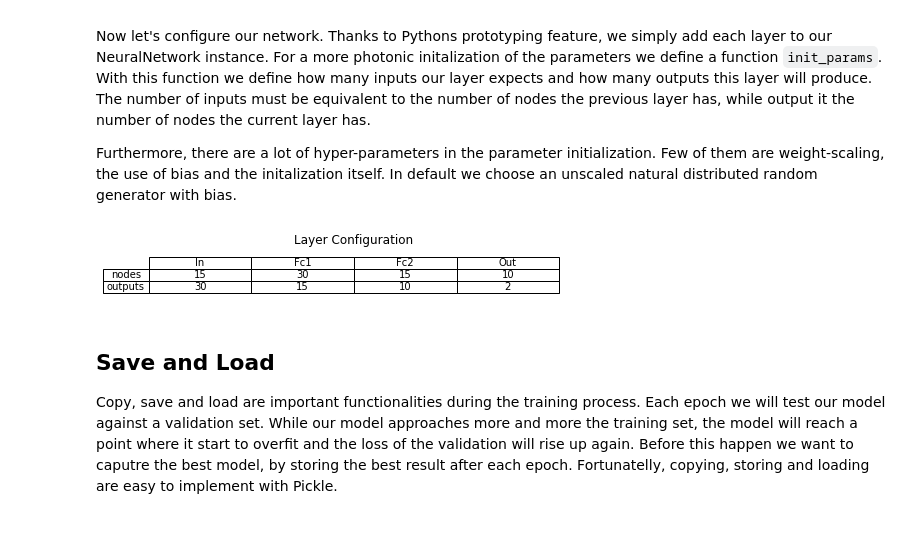
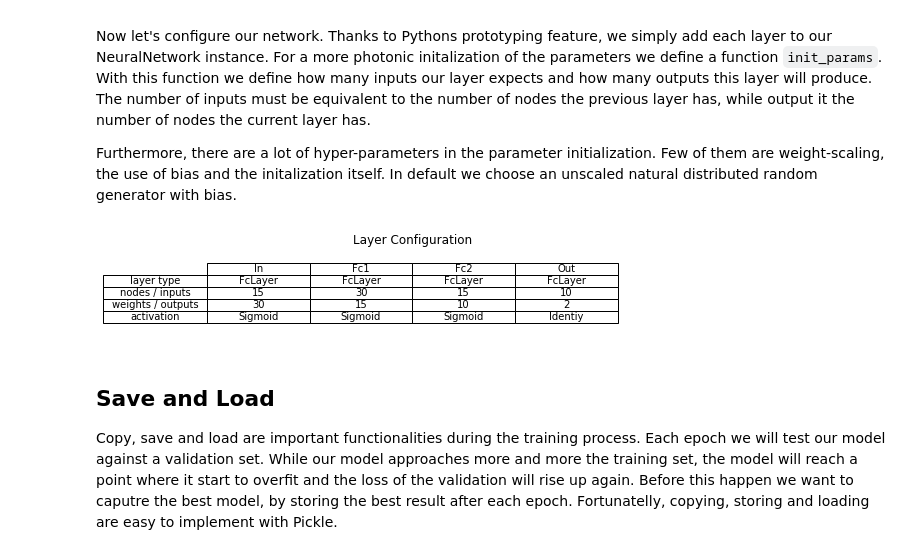
Before and after one commit to bugerry87/fcnn_scratch, a Jupyter notebook: NeuralNetwork.ipynb, the cells around one changed output. Saved outputs shown, nothing was run; the diff lists cells and outputs as text; code cells hidden in the pictures.

```diff
--- a/NeuralNetwork.ipynb
+++ b/NeuralNetwork.ipynb
@@ -31,7 +31,7 @@ class NeuralNetwork:
         self.lr = lr
         self.lr_dec = lr_dec
         self.training = True
-        for Y in output_layer.poll_forward():
+        for Y in output_layer.pull_forward():
             Z = np.squeeze(self.cost.f(self.T, Y))
             dZ = self.cost.d(self.T, Y)
             output_layer.push_backward(dZ, self.lr)
@@ -41,7 +41,7 @@ class NeuralNetwork:
 
     def val(self, output_layer):
         self.training = False
-        for Y in output_layer.poll_forward():
+        for Y in output_layer.pull_forward():
             Z = self.loss.f(self.T, Y)
             yield Z
         pass
@@ -189,13 +298,20 @@ $$
 # %%
 import numpy as np
-class SOS:
+
+class LossFunc:
+    '''A typedef for Loss Functions'''
+    pass
+
+class SOS(LossFunc):
+    '''Sum of Squares error'''
     def f(t, y):
         return np.sum(np.power(t - y, 2))
 
     def d(t, y):
         return (t - y) * 2
 
-class RMS:
+class RMS(LossFunc):
+    '''Root Mean Square error'''
     def f(t, y):
         return np.power(SOS.f(t, y) / t.size, 0.5)
 
@@ -330,70 +446,76 @@ def init_EE_network(epochs, batch_size):
         RMS
     )
 
-    nn.In = FcLayer(init_params(15, 30, scale=0.5),
+    nn.In = FcLayer(init_params(15, 30, scale=1),
                   Sigmoid,
                   nn.gen_input,
                   None,
                   #clipping=1
                  )
 
-    nn.Fc1 = FcLayer(init_params(30, 15, scale=0.5),
-                  ReLU,
-                  nn.In.poll_forward,
+    nn.Fc1 = FcLayer(init_params(30, 15, scale=0.1),
+                  Sigmoid,
+                  nn.In.pull_forward,
                   nn.In.push_backward,
-                  clipping=1
+                  #clipping=1
                  )
 
-    nn.Fc2 = FcLayer(init_params(15, 10, scale=0.5),
-                  ReLU,
-                  nn.Fc1.poll_forward,
+    nn.Fc2 = FcLayer(init_params(15, 10, scale=0.1),
+                  Sigmoid,
+                  nn.Fc1.pull_forward,
                   nn.Fc1.push_backward,
-                  clipping=1
+                  #clipping=1
                  )
 
-    nn.Out = FcLayer(init_params(10, 2, scale=0.5),
-                  Linear,
-                  nn.Fc2.poll_forward,
+    nn.Out = FcLayer(init_params(10, 2, scale=1),
+                  Identiy,
+                  nn.Fc2.pull_forward,
                   nn.Fc2.push_backward
                  )
 
     # let's map the model to a dictionery for easy access
     nn.model = {
         'In':(nn.In.w, nn.In.b),
         'Fc1':(nn.Fc1.w, nn.Fc1.b),
         'Fc2':(nn.Fc2.w, nn.Fc2.b),
         'Out':(nn.Out.w, nn.Out.b)
     }
     return nn
 
 #test
 def plot_net_conf(nn):
-    row_labels = []
+    col_labels = []
+    ltype = []
     nodes = []
     outputs = []
+    act_funcs = []
     for k,v in nn.model.items():
-        row_labels.append(k)
+        layer = getattr(nn, k)
+        ltype.append(layer.__class__.__name__)
+        col_labels.append(k)
         nodes.append(v[0].shape[0])
         outputs.append(v[0].shape[1])
+        act_funcs.append(layer.act.__name__)
 
-    plt.figure(figsize=(6,1))
+    plt.figure(figsize=(6,1.5))
     plt.axis('off')
     plt.axis('tight')
     plt.tight_layout()
-    plt.table(cellText=[nodes, outputs],
-              rowLabels=['nodes', 'outputs'],
-              colLabels=row_labels,
+    plt.table(cellText=[ltype, nodes, outputs, act_funcs],
+              rowLabels=['layer type', 'nodes / inputs', 'weights / outputs', 'activation'],
+              colLabels=col_labels,
               cellLoc='center',
               rowLoc='center',
               loc='center'
              )
     plt.title("Layer Configuration")
     plt.show()
     pass
 
-plot_net_conf(init_EE_network(1, 1))
+nn = init_EE_network(1, 1)
+plot_net_conf(nn)
 # %% [output]
-[figure, old version]
+[figure, new version]
 # %% [markdown]
 ## Save and Load
 
```
Also changed, not shown: parts of 28 cells of this notebook.
